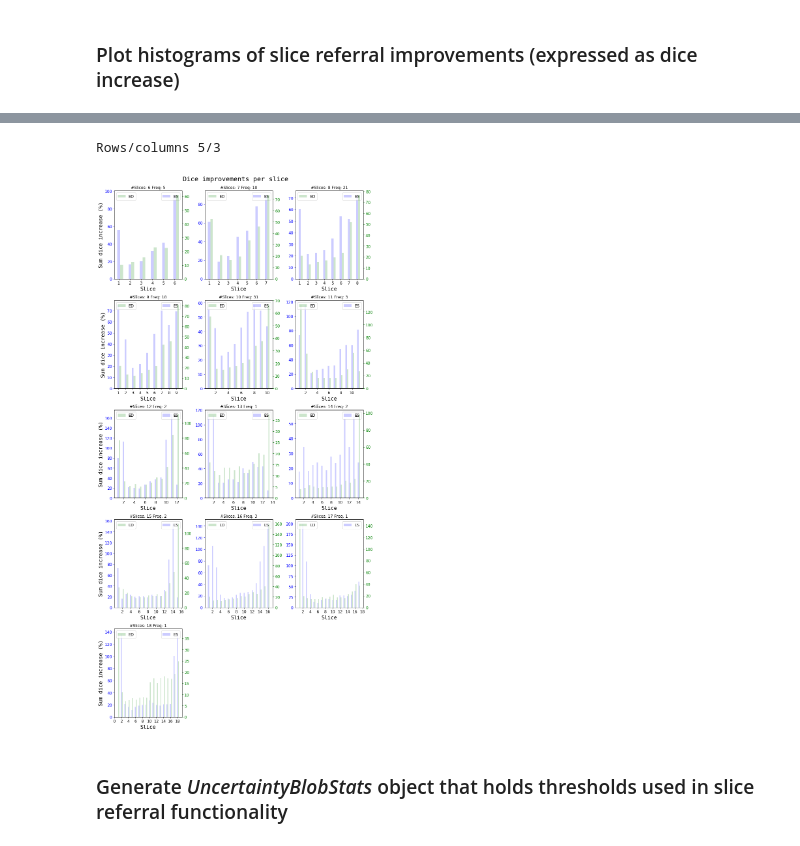
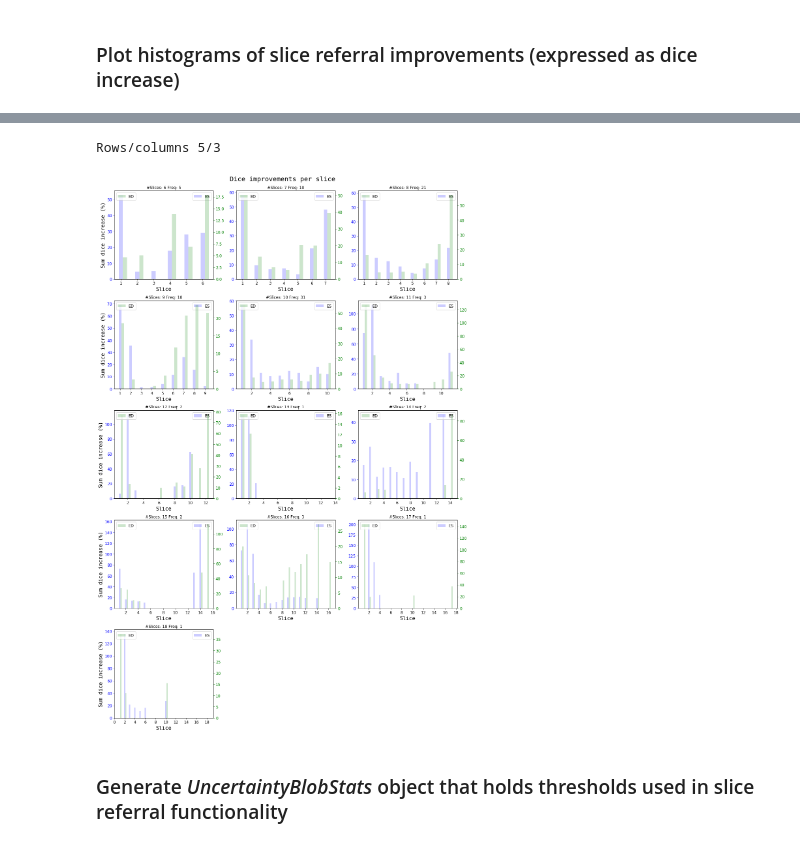
Before and after one commit to toologicbv/dcnn_acdc, a Jupyter notebook: notebooks/referral_test.ipynb, the cells around one changed output, grey strips where cells are left out. Saved outputs shown, nothing was run; the diff lists cells and outputs as text; code cells hidden in the pictures.

```diff
--- a/notebooks/referral_test.ipynb
+++ b/notebooks/referral_test.ipynb
@@ -217,10 +243,11 @@ plot_referral_results(ref_results, ref_slice_results=ref_slice_results,
 # %%
-from plotting.referral_stats_plots import histogram_slice_acc
+from plotting.referral_stats_plots import histogram_slice_improvements
 
-histogram_slice_acc(ref_results, 0.12, do_save=False, do_show=True, plot_title="Dice improvements per slice")
+histogram_slice_improvements(ref_slice_results, 0.12, do_save=False, do_show=True, width=16,
+                             plot_title="Dice improvements per slice")
 # %% [output]
 Rows/columns 5/3
-[figure, old version]
+[figure, new version]
 # %% [markdown]
 ### Generate *UncertaintyBlobStats* object that holds thresholds used in slice referral functionality
 # %%
```
Also changed, not shown: parts of 12 cells of this notebook, 8 other files.
